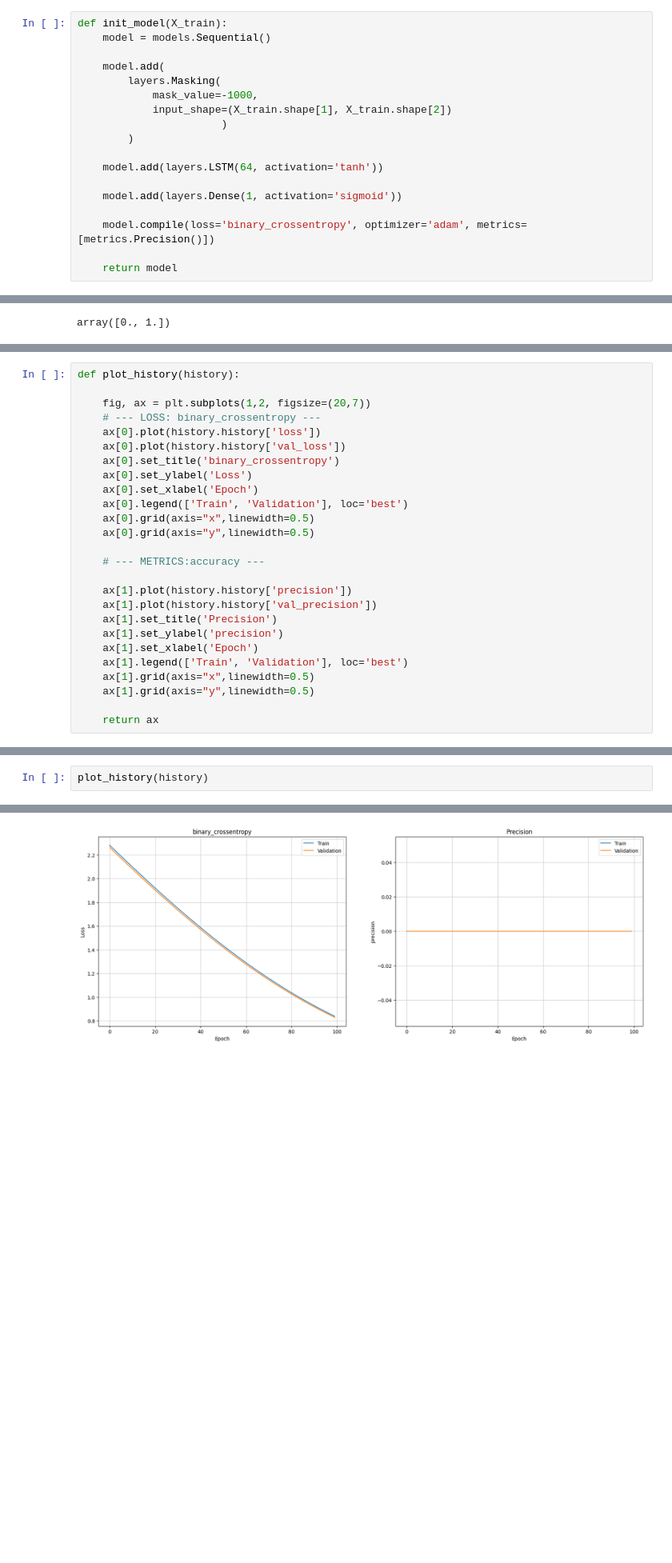
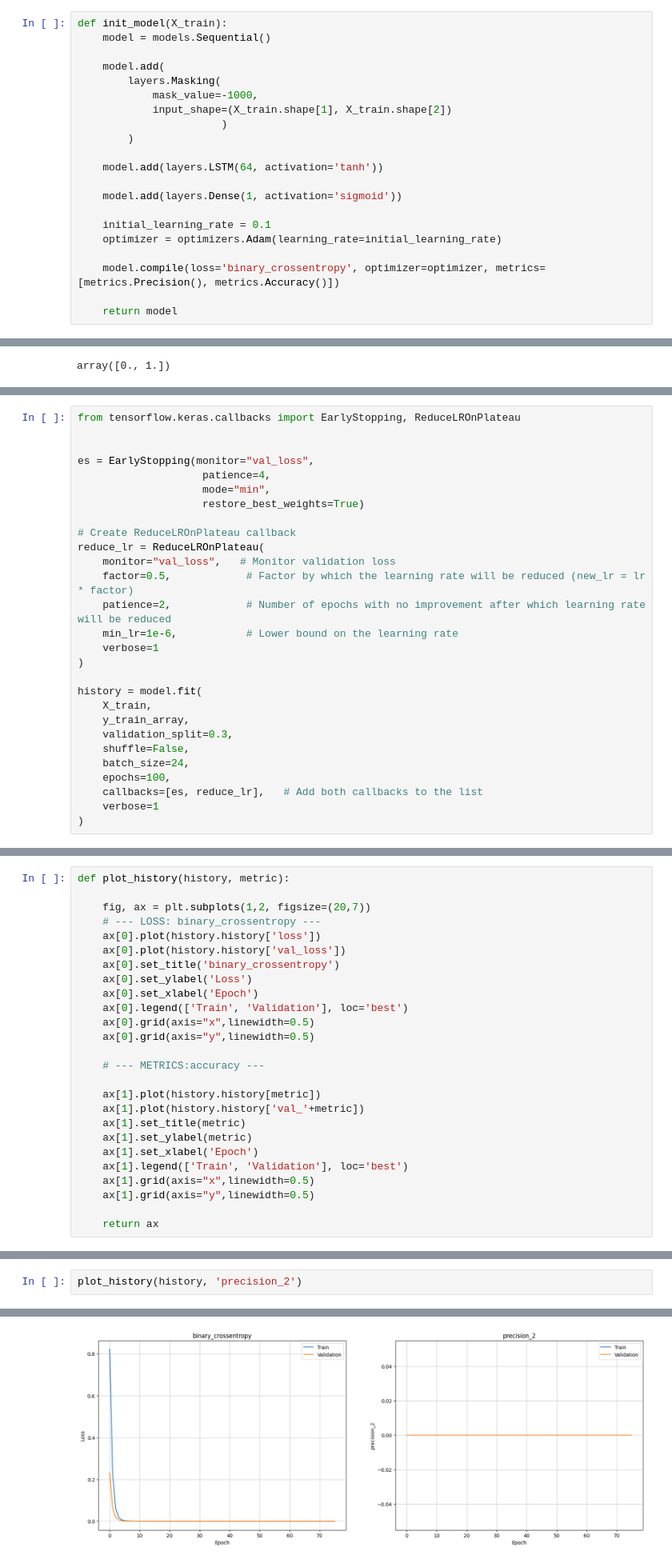
Before and after one commit to DukeDucray/fishing_classification, a Jupyter notebook: notebook/model_tuning.ipynb, the cells around one changed output, grey strips where cells are left out. Shown: that part at 80% size. Saved outputs shown, nothing was run; the diff lists cells and outputs as text; blank space fills up the shorter version.

Commit message:
precision and accuracy still 0

```diff
--- a/notebook/model_tuning.ipynb
+++ b/notebook/model_tuning.ipynb
@@ -257,7 +255,10 @@ def init_model(X_train):
 
     model.add(layers.Dense(1, activation='sigmoid'))
 
-    model.compile(loss='binary_crossentropy', optimizer='adam', metrics=[metrics.Precision()])
+    initial_learning_rate = 0.1
+    optimizer = optimizers.Adam(learning_rate=initial_learning_rate)
+
+    model.compile(loss='binary_crossentropy', optimizer=optimizer, metrics=[metrics.Precision(), metrics.Accuracy()])
 
     return model
 # %% [markdown]
@@ -329,0 +294,28 @@ Epoch 100/100
+# %%
+from tensorflow.keras.callbacks import EarlyStopping, ReduceLROnPlateau
+
+
+es = EarlyStopping(monitor="val_loss",
+                    patience=4,
+                    mode="min",
+                    restore_best_weights=True)
+
+# Create ReduceLROnPlateau callback
+reduce_lr = ReduceLROnPlateau(
+    monitor="val_loss",   # Monitor validation loss
+    factor=0.5,            # Factor by which the learning rate will be reduced (new_lr = lr * factor)
+    patience=2,            # Number of epochs with no improvement after which learning rate will be reduced
+    min_lr=1e-6,           # Lower bound on the learning rate
+    verbose=1
+)
+
+history = model.fit(
+    X_train,
+    y_train_array,
+    validation_split=0.3,
+    shuffle=False,
+    batch_size=24,
+    epochs=100,
+    callbacks=[es, reduce_lr],   # Add both callbacks to the list
+    verbose=1
+)
@@ -330,7 +340,7 @@ Epoch 100/100
 # %% [markdown]
 ## Plot history
 # %%
-def plot_history(history):
+def plot_history(history, metric):
 
     fig, ax = plt.subplots(1,2, figsize=(20,7))
     # --- LOSS: binary_crossentropy ---
@@ -345,10 +355,10 @@ def plot_history(history):
 
     # --- METRICS:accuracy ---
 
-    ax[1].plot(history.history['precision'])
-    ax[1].plot(history.history['val_precision'])
-    ax[1].set_title('Precision')
-    ax[1].set_ylabel('precision')
+    ax[1].plot(history.history[metric])
+    ax[1].plot(history.history['val_'+metric])
+    ax[1].set_title(metric)
+    ax[1].set_ylabel(metric)
     ax[1].set_xlabel('Epoch')
     ax[1].legend(['Train', 'Validation'], loc='best')
     ax[1].grid(axis="x",linewidth=0.5)
@@ -358,4 +372,4 @@ def plot_history(history):
 # %%
-plot_history(history)
+plot_history(history, 'precision_2')
 # %% [output]
 array([<Axes: title={'center': 'binary_crossentropy'}, xlabel='Epoch', ylabel='Loss'>,
@@ -363,2 +377,2 @@ array([<Axes: title={'center': 'binary_crossentropy'}, xlabel='Epoch', ylabel='L
       dtype=object)
-[figure, old version]
+[figure, new version]
```
Also changed, not shown: parts of 16 cells of this notebook.
